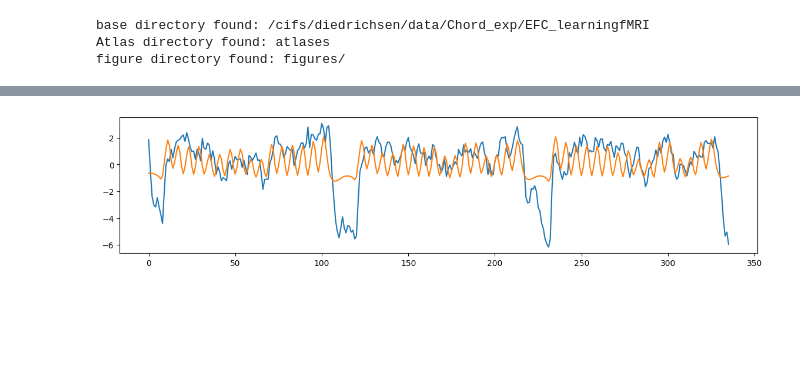
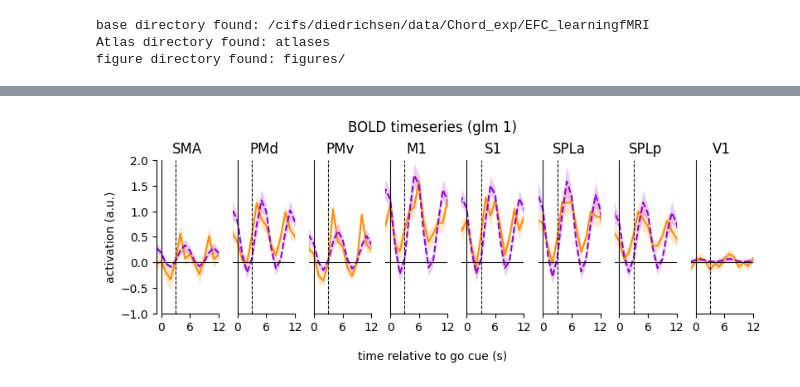
Before and after one commit to mnlmrc/extension-flexion-chords, a Jupyter notebook: notebooks/hrf.ipynb, the cells around one changed output, grey strips where cells are left out. Cells and saved outputs as stored; diff of their text form; code cells hidden in the pictures; blank space fills up the shorter version.

```diff
--- a/notebooks/hrf.ipynb
+++ b/notebooks/hrf.ipynb
@@ -53,17 +13,54 @@ plt.show()
-# %%
-sn = 108
-glm = 1
-H = 'L'
-roi = 'M1'
-
-y_adj = np.load(os.path.join(pth.baseDir, 'hrf', f'subj{sn}', f'y_adj.glm{glm}.ROI.{H}.{roi}.npy'))
-y_hat = np.load(os.path.join(pth.baseDir, 'hrf', f'subj{sn}', f'y_hat.glm{glm}.ROI.{H}.{roi}.npy'))
-y_adj_bl = np.array(np.split(y_adj, y_adj.shape[0] // nTR, axis=0))
-y_hat_bl = np.array(np.split(y_hat, y_hat.shape[0] // nTR, axis=0))
-
-fig, ax = plt.subplots(figsize=(14, 3))
-ax.plot(y_adj_bl.mean(axis=(0, 2)))
-ax.plot(y_hat_bl.mean(axis=(0, 2)))
-plt.show()
-# %% [output]
-[figure, removed]
+# %%
+H = 'L'
+rois = gl.rois['ROI']
+GLMs = [1]
+sns = [101, 102, 103, 104, 105, 106, 107, 108, 110]
+pairs = [('delay_response', 'delay_undershoot'), ('delay_undershoot', 'ratio'), ('delay_response', 'ratio')]
+
+hrf = pd.DataFrame()
+for glm in GLMs:
+    # load hrf
+    hrf_glm = pd.read_csv(os.path.join(gl.baseDir, f'glm{glm}', 'hrf_fitted.tsv'), sep='\t')
+    hrf_melt = hrf_glm.melt(id_vars=['roi', 'Hem', 'time', 'kind'], value_vars=[str(sn) for sn in sns], var_name='sn', value_name='BOLD')
+    hrf_melt['glm'] = glm
+    hrf = pd.concat([hrf, hrf_melt], axis=0)
+# %%
+glm = 1
+
+fig, axs = plt.subplots(1, len(rois), sharey=True, sharex=True, figsize=(8, 3), constrained_layout=True)
+
+for r, roi in enumerate(rois):
+    ax = axs[r]
+    data = hrf[(hrf.Hem==H) & (hrf.roi==roi) & (hrf.glm==glm)]
+    sb.lineplot(data=data[data.kind=='adj'], ax=ax, x='time', y='BOLD', errorbar='se', color='darkorange', err_kws={'linewidth': 0})
+    sb.lineplot(data=data[data.kind=='hat'], ax=ax, x='time', y='BOLD', errorbar='se', color='darkviolet', ls='--', err_kws={'linewidth': 0})
+
+    ax.axvline(0, color='k', ls='-', lw=.8)
+    ax.axvline(3, color='k', ls='--', lw=.8)
+    ax.axhline(0, color='k', ls='-', lw=.8)
+
+    ax.spines[['left', 'right', 'top']].set_visible(False)
+    ax.spines['bottom'].set_bounds(0, 12)
+    ax.set_xticks([0, 6, 12])
+    if r == 0:
+        ax.spines['left'].set_visible(True)
+        ax.spines['left'].set_bounds(-1, 2)
+    else:
+        ax.tick_params('y', width=0)
+
+    ax.set_xlim((-1, 12))
+    ax.set_xlabel(None)
+    ax.set_ylim((-1, 2))
+
+    ax.set_title(rois[r])
+
+ax.legend(frameon=False, bbox_to_anchor=(1, -.1), loc='upper right', )
+
+axs[0].set_ylabel('activation (a.u.)')
+fig.supxlabel('time relative to go cue (s)', fontsize=10)
+fig.suptitle(f'BOLD timeseries (glm {glm})')
+#fig.tight_layout()
+
+plt.show()
+# %% [output]
+[figure, added]
```
Also changed, not shown: parts of 4 cells of this notebook, 51 other files.
